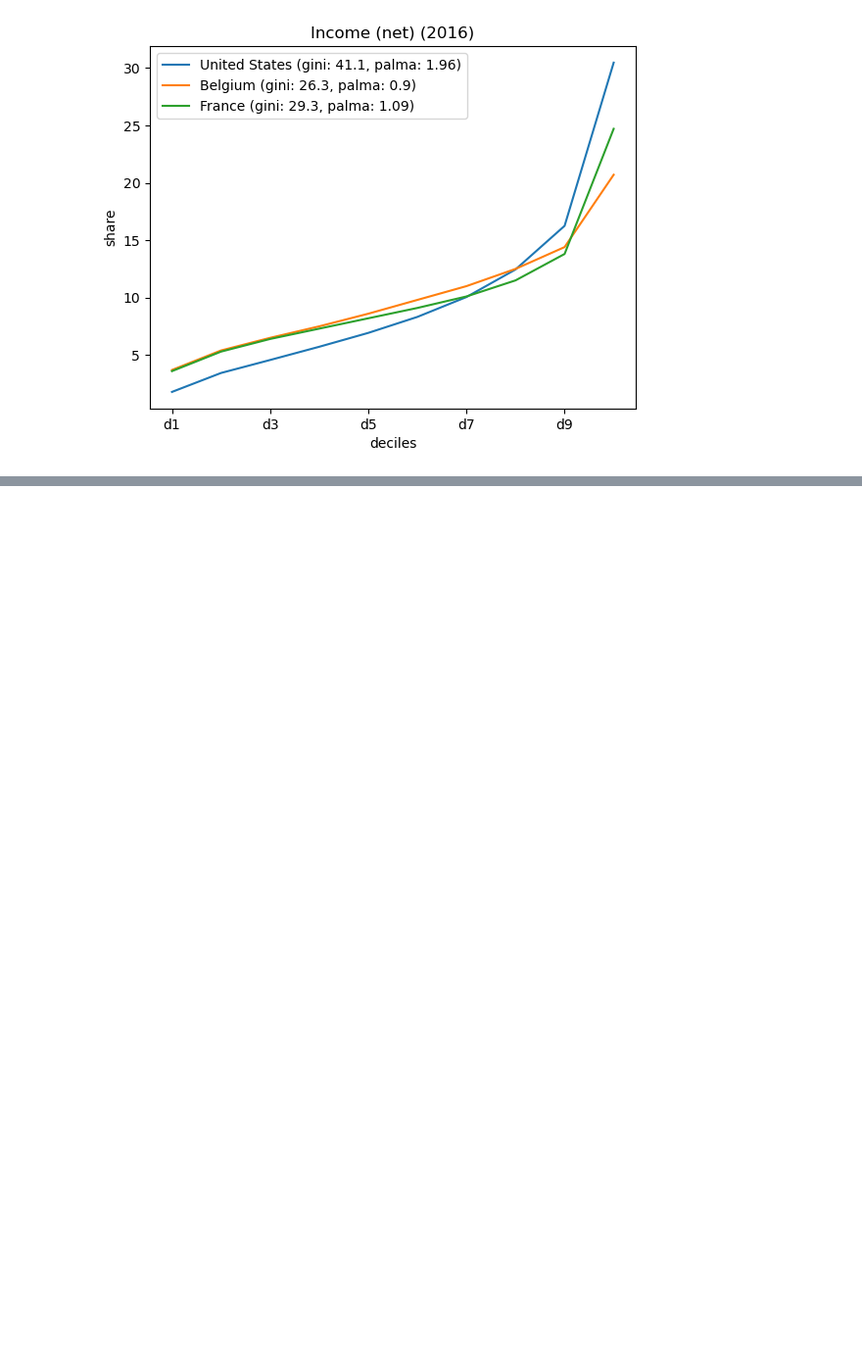
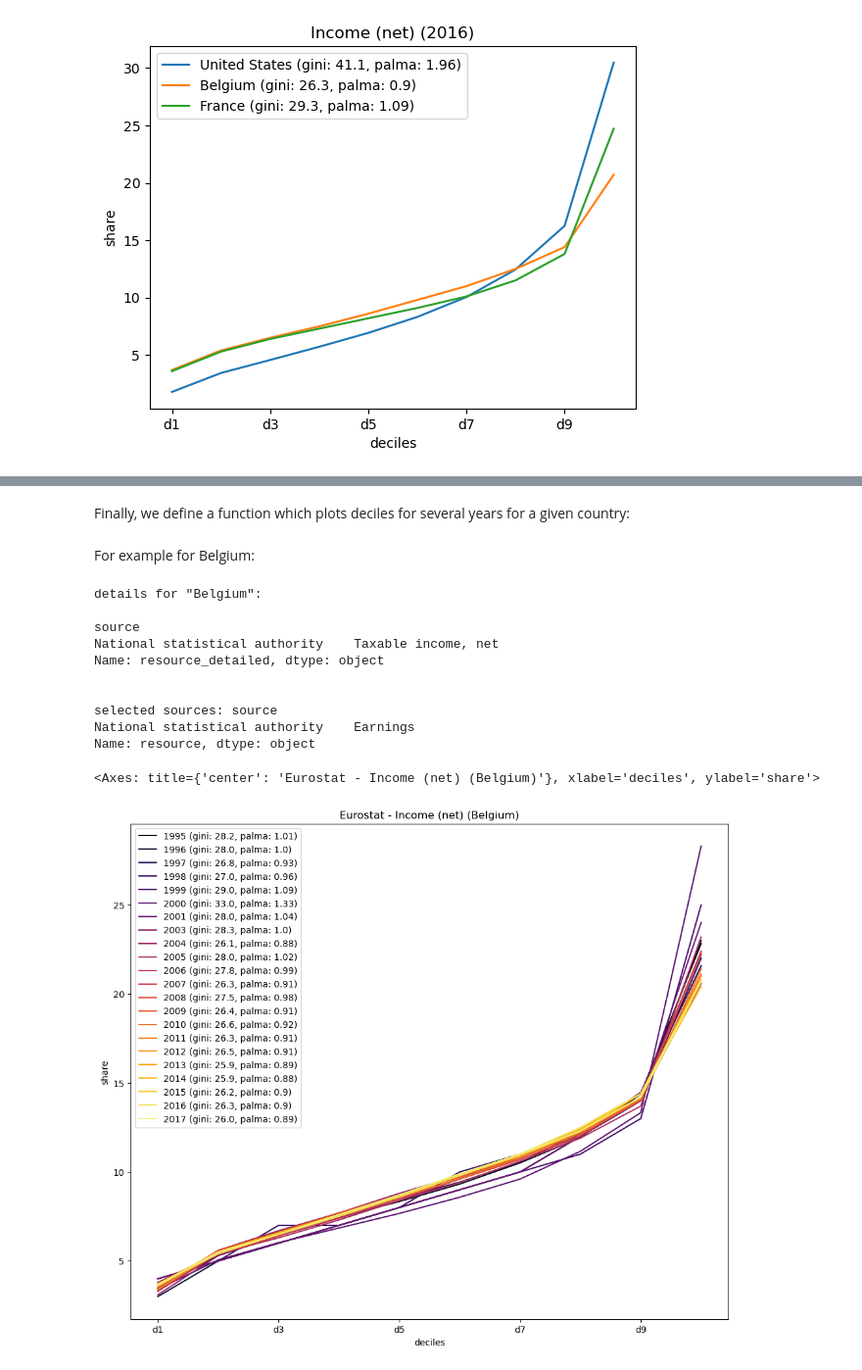
Before and after one commit to jodemaey/econoplay, a Jupyter notebook: plot_income_deciles.ipynb, the cells around one changed output, grey strips where cells are left out. Shown at 98% size. Drawn from its saved outputs; the diff is of its cells as text; code cells hidden in the pictures; blank space fills up the shorter version.

Commit message:
Update of the income decile notebook

```diff
--- a/plot_income_deciles.ipynb
+++ b/plot_income_deciles.ipynb
@@ -306,0 +225,59 @@ Name: resource, dtype: object
+# %% [markdown]
+Finally, we define a function which plots deciles for several years for a given country:
+# %%
+def plot_country_and_years_deciles(country, years, sel_sources, ax=None, kind='bar', cmap=None):
+
+    if isinstance(cmap, str):
+        cmap = plt.get_cmap(cmap)
+    color_list = list(TABLEAU_COLORS.keys())
+    sel_dataset = dataset.loc[(dataset['country'] == country)]
+    decile = ['d'+str(i) for i in range(1, 11)]
+    legends = list()
+    for i, year in enumerate(years):
+        if cmap is not None:
+            color = cmap(i / len(years))
+        else:
+            color = color_list[i % len(color_list)]
+        sel_year = sel_dataset.loc[dataset['year'] == year].set_index('source')
+
+        if i ==0:
+            print('details for "'+country+'":\n')
+            print(sel_year['resource_detailed'])
+            print('\n')
+            if sel_sources is not None:
+                print('selected sources:', sel_year['resource'].iloc[sel_sources])
+
+        plot_data = sel_year[['year', 'gini_reported', 'palma'] + decile]
+        if np.all(np.isnan(plot_data[decile])):
+            continue
+        try:
+            ax = plot_data[decile].iloc[sel_sources].transpose().plot(ax=ax, kind=kind, color=color)
+            legends.append(f'{year} (gini: {float(plot_data['gini_reported'].iloc[sel_sources].iloc[0])}, palma: {float(plot_data['palma'].iloc[sel_sources].iloc[0])})')
+            title = str(sel_year['resource'].iloc[sel_sources].index[0])+' - '+str(sel_year['resource'].iloc[sel_sources].iloc[0])+' ('+country+')'
+        except:
+            pass
+
+
+    ax.set_xlabel('deciles')
+    ax.set_ylabel('share')
+    ax.set_title(title)
+    ax.legend(legends)
+    return ax
+# %% [markdown]
+For example for Belgium:
+# %%
+fig, ax = plt.subplots(figsize=(12,10))
+plot_country_and_years_deciles('Belgium', list(range(1994,2018)), sel_sources=[0], kind='line', cmap='inferno', ax=ax)
+# %% [output]
+details for "Belgium":
+
+source
+National statistical authority    Taxable income, net
+Name: resource_detailed, dtype: object
+
+
+selected sources: source
+National statistical authority    Earnings
+Name: resource, dtype: object
+<Axes: title={'center': 'Eurostat - Income (net) (Belgium)'}, xlabel='deciles', ylabel='share'>
+[figure, added]
```
Also changed, not shown: parts of 25 cells of this notebook, 1 other file.
